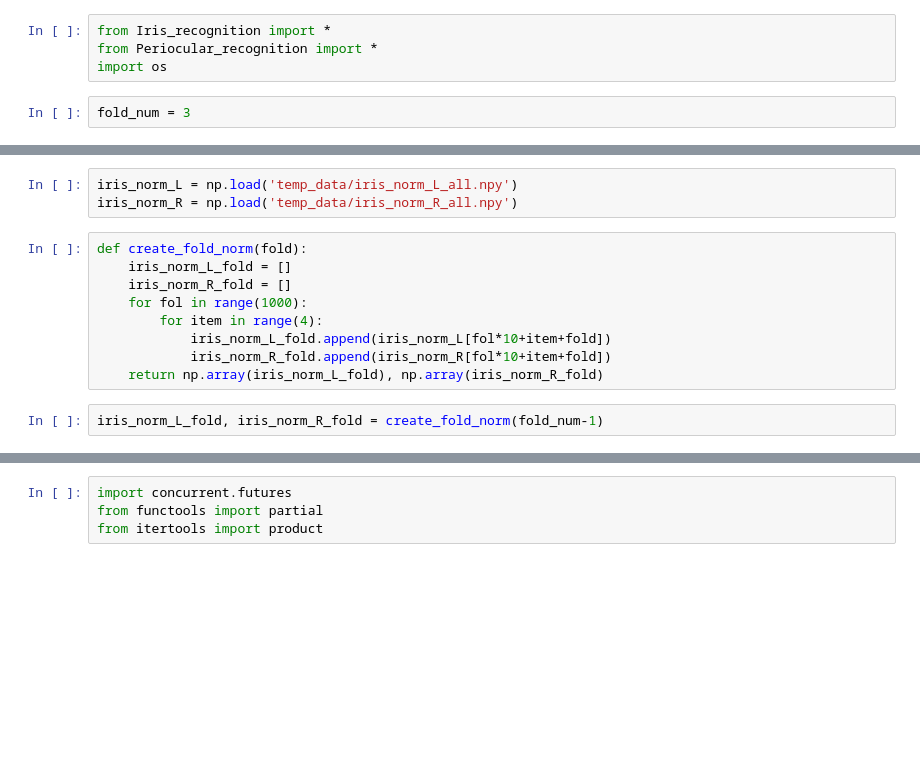
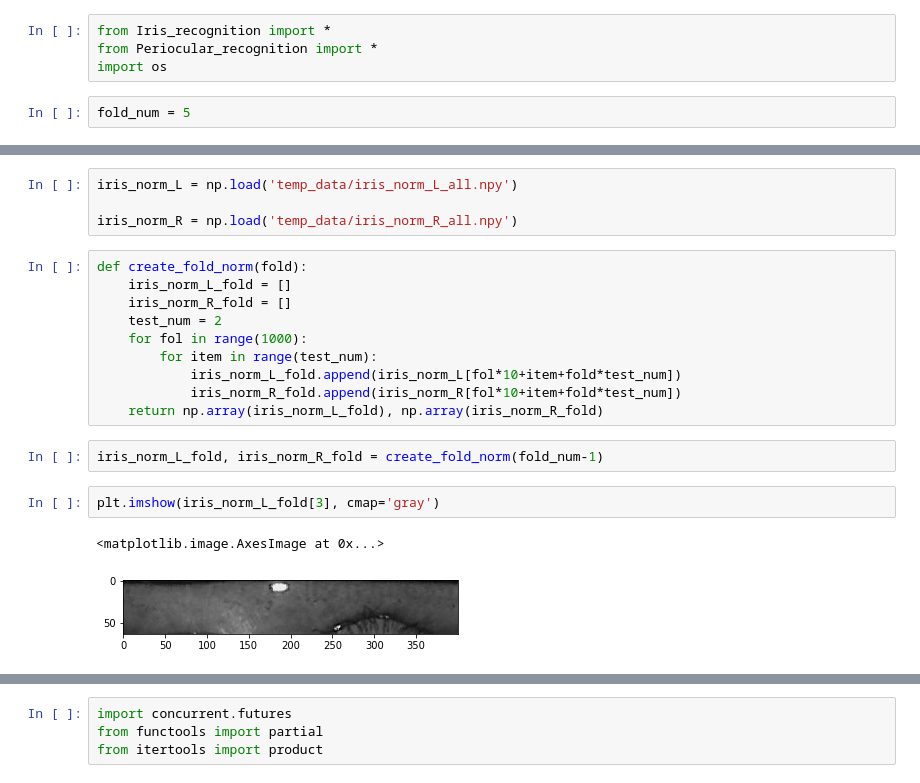
Before and after one commit to JimHok/Source_Code, a Jupyter notebook: Fusion_a.ipynb, the cells around one changed output, grey strips where cells are left out. Drawn from its saved outputs; the diff is of its cells as text; blank space fills up the shorter version.

```diff
--- a/Fusion_a.ipynb
+++ b/Fusion_a.ipynb
@@ -3,7 +3,7 @@ from Iris_recognition import *
 from Periocular_recognition import *
 import os
 # %%
-fold_num = 3
+fold_num = 5
 # %%
 def create_dataset(img_folder, fold):
 
@@ -48,14 +46,21 @@ features_test, Fusion_X, Fusion_y = load_dataset(fold_num)
 # %%
 iris_norm_L = np.load('temp_data/iris_norm_L_all.npy')
+
 iris_norm_R = np.load('temp_data/iris_norm_R_all.npy')
 # %%
 def create_fold_norm(fold):
     iris_norm_L_fold = []
     iris_norm_R_fold = []
+    test_num = 2
     for fol in range(1000):
-        for item in range(4):
-            iris_norm_L_fold.append(iris_norm_L[fol*10+item+fold])
-            iris_norm_R_fold.append(iris_norm_R[fol*10+item+fold])
+        for item in range(test_num):
+            iris_norm_L_fold.append(iris_norm_L[fol*10+item+fold*test_num])
+            iris_norm_R_fold.append(iris_norm_R[fol*10+item+fold*test_num])
     return np.array(iris_norm_L_fold), np.array(iris_norm_R_fold)
 # %%
 iris_norm_L_fold, iris_norm_R_fold = create_fold_norm(fold_num-1)
+# %%
+plt.imshow(iris_norm_L_fold[3], cmap='gray')
+# %% [output]
+<matplotlib.image.AxesImage at 0x...>
+[figure, added]
```
Also changed, not shown: parts of 9 cells of this notebook, 2 other files.
